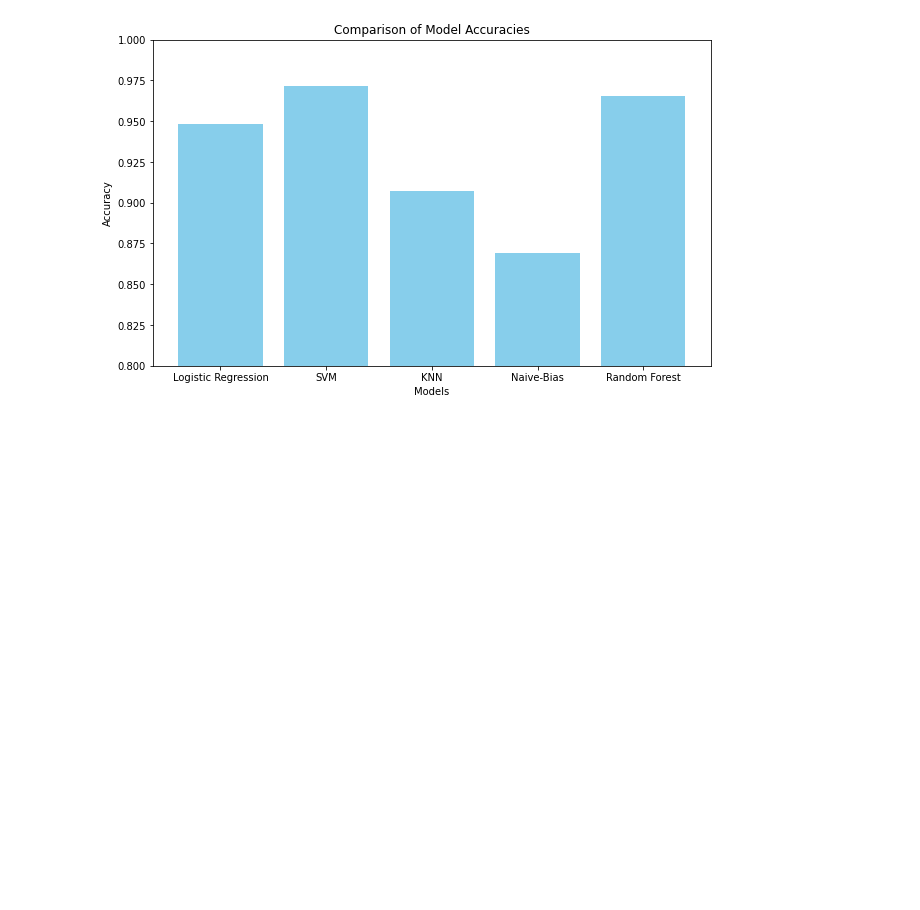
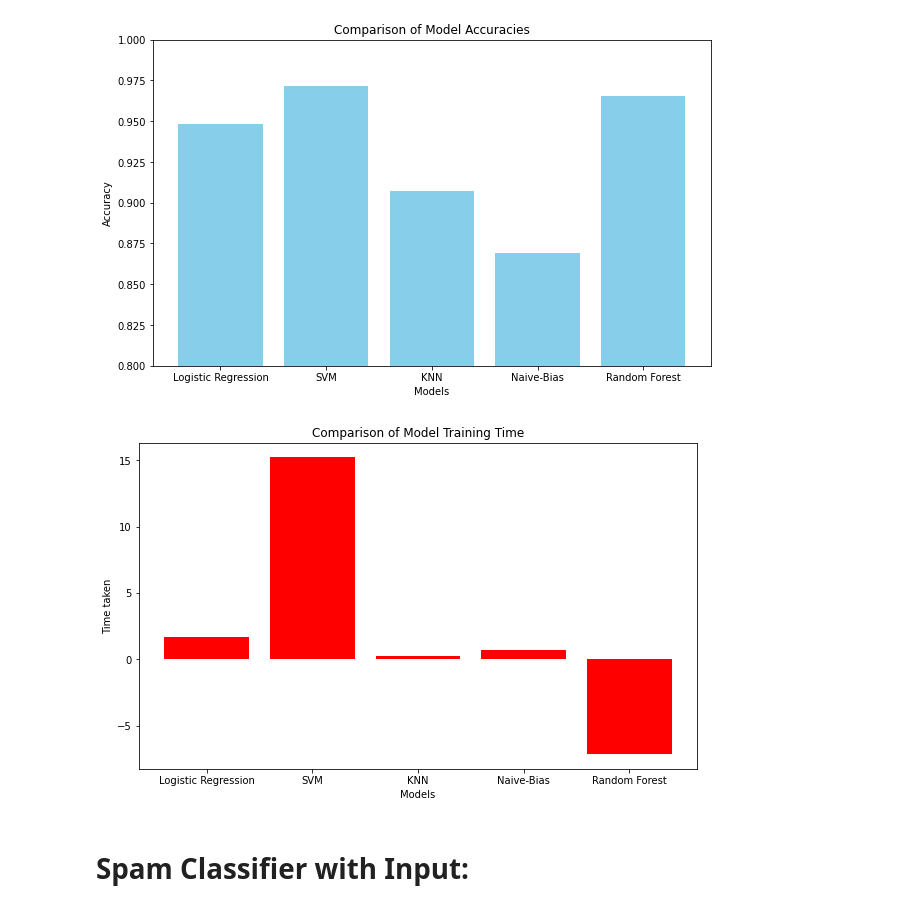
Before and after one commit to anishsetya/Spam-Classifier, a Jupyter notebook: accuracy_tester.ipynb, the cells around one changed output. Saved outputs shown, nothing was run; the diff lists cells and outputs as text; code cells hidden in the pictures; blank space fills up the shorter version.

Commit message:
one more graph

```diff
--- a/accuracy_tester.ipynb
+++ b/accuracy_tester.ipynb
@@ -164,7 +169,10 @@ precision
 from sklearn.svm import SVC
 svm_model = SVC(kernel='linear')
 # %%
+start2=time.time()
 svm_model.fit(X_train, y_train)
+end2=time.time()
+time2=end2-start2
 y_pred = svm_model.predict(X_test)
 accuracy1 = accuracy_score(y_test, y_pred)
 # %%
@@ -174,7 +182,10 @@ accuracy1#accuracy for Support Vector Machines
 # %%
 from sklearn.neighbors import KNeighborsClassifier
 knn_model = KNeighborsClassifier(n_neighbors=35)
+start3=time.time()
 knn_model.fit(X_train, y_train)
+end3=time.time()
+time3=end3-start3
 y_pred = knn_model.predict(X_test)
 # %%
 accuracy2 = accuracy_score(y_test, y_pred)
@@ -186,9 +197,11 @@ accuracy2 #accuracy of K Nearest Neighbours
 from sklearn.naive_bayes import GaussianNB
 # %%
 nb_model = GaussianNB()
+start4=time.time()
+nb_model.fit(X_train, y_train)
+end4=time.time()
 
-nb_model.fit(X_train, y_train)
-
+time4=end4-start4
 # Make predictions on the test data
 y_pred = nb_model.predict(X_test)
 
@@ -202,4 +215,7 @@ from sklearn.ensemble import RandomForestClassifier
 from sklearn.metrics import classification_report
 # %%
 clf = RandomForestClassifier(random_state=42)
+start5=time.time()
 clf.fit(X_train, y_train)
+end5=time.time()
+time5=start5-end5
@@ -248,3 +262,19 @@ plt.ylim(0.8, 1)  # Assuming accuracy values are between 0 and 1
 plt.show()
 # %% [output]
 [figure]
+# %%
+accuracies = [time1,time2,time3, time4, time5]
+models = ['Logistic Regression', 'SVM','KNN', 'Naive-Bias','Random Forest']
+
+# Plot the bar graph
+plt.figure(figsize=(10, 6))
+plt.bar(models, accuracies, color='red')
+plt.title('Comparison of Model Training Time')
+plt.xlabel('Models')
+plt.ylabel('Time taken')
+#plt.ylim(0.8, 1)  # Assuming accuracy values are between 0 and 1
+plt.show()
+# %% [output]
+[figure, added]
+# %% [markdown]
+# Spam Classifier with Input:
```
Also changed, not shown: parts of 22 cells of this notebook.
